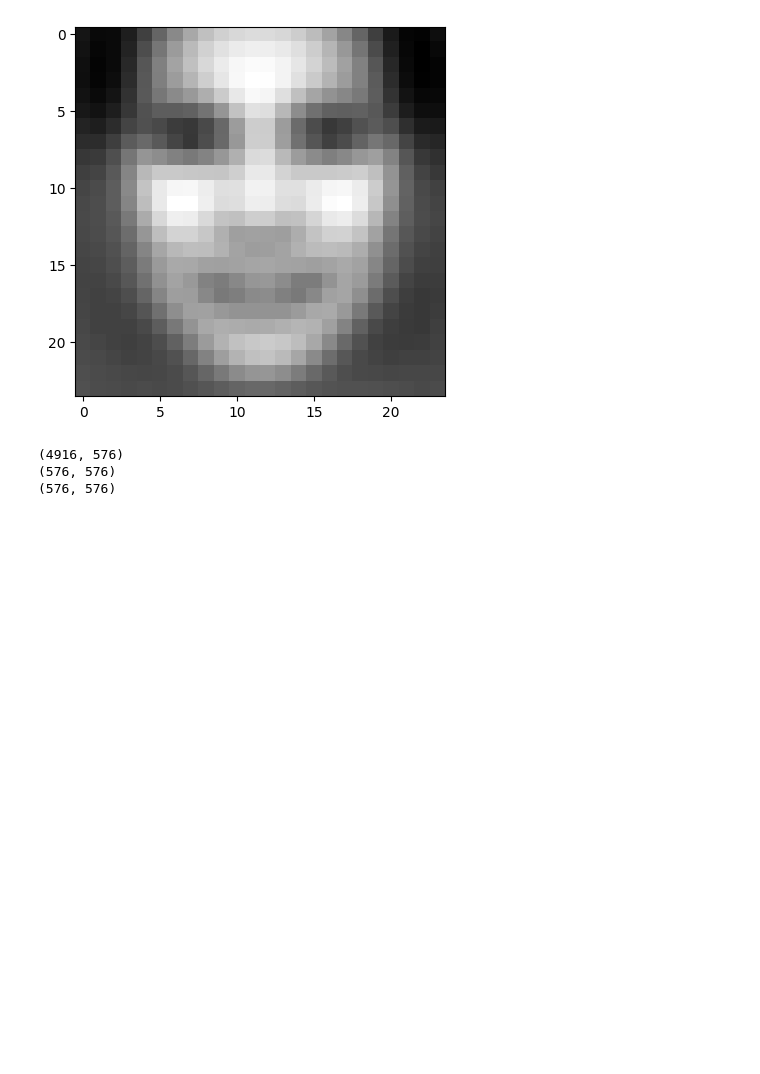
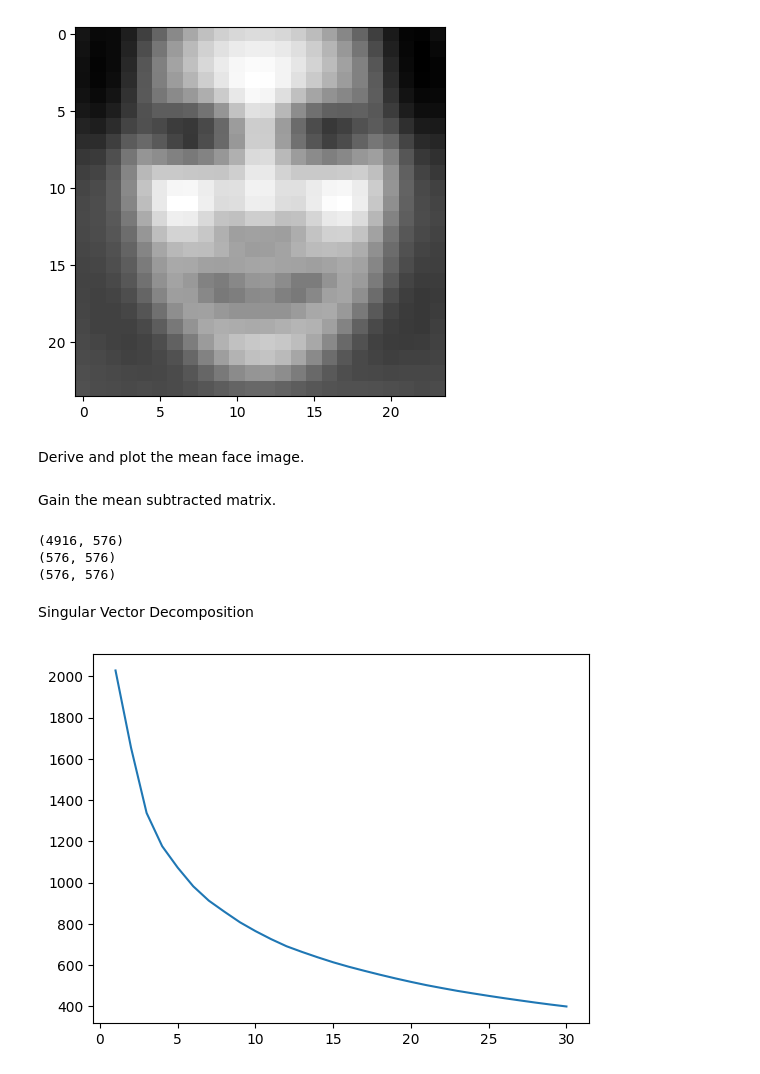
Before and after one commit to ZhanwangZhou/PCA_FaceRecognition, a Jupyter notebook: Face Recognition.ipynb, the cells around one changed output. Drawn from its saved outputs; the diff is of its cells as text; code cells hidden in the pictures; blank space fills up the shorter version.

```diff
--- a/Face Recognition.ipynb
+++ b/Face Recognition.ipynb
@@ -15,8 +17,12 @@ plt.imshow( img.T , cmap="gray")
 # %% [output]
 <matplotlib.image.AxesImage at 0x...>
 [figure]
+# %% [markdown]
+Derive and plot the mean face image.
 # %%
 X0 = X - mu
+# %% [markdown]
+Gain the mean subtracted matrix.
 # %%
 U, S, Vh = np.linalg.svd(X0, full_matrices=False)
 Sigma = np.diag(S)
@@ -27,3 +33,16 @@ print(Vh.shape)
 (4916, 576)
 (576, 576)
 (576, 576)
+# %% [markdown]
+Singular Vector Decomposition
+# %%
+W = U.dot(Sigma)
+K = list(range(1, 31))
+mse = np.zeros((len(K),))
+for k in K:
+    Xhat0 = W[:,:k].dot( Vh[0:k,:] )
+    mse[k - 1] = np.mean( (X0 - Xhat0) ** 2 )
+plt.plot(K, mse)
+plt.show()
+# %% [output]
+[figure, added]
```
Also changed, not shown: parts of 5 cells of this notebook.
